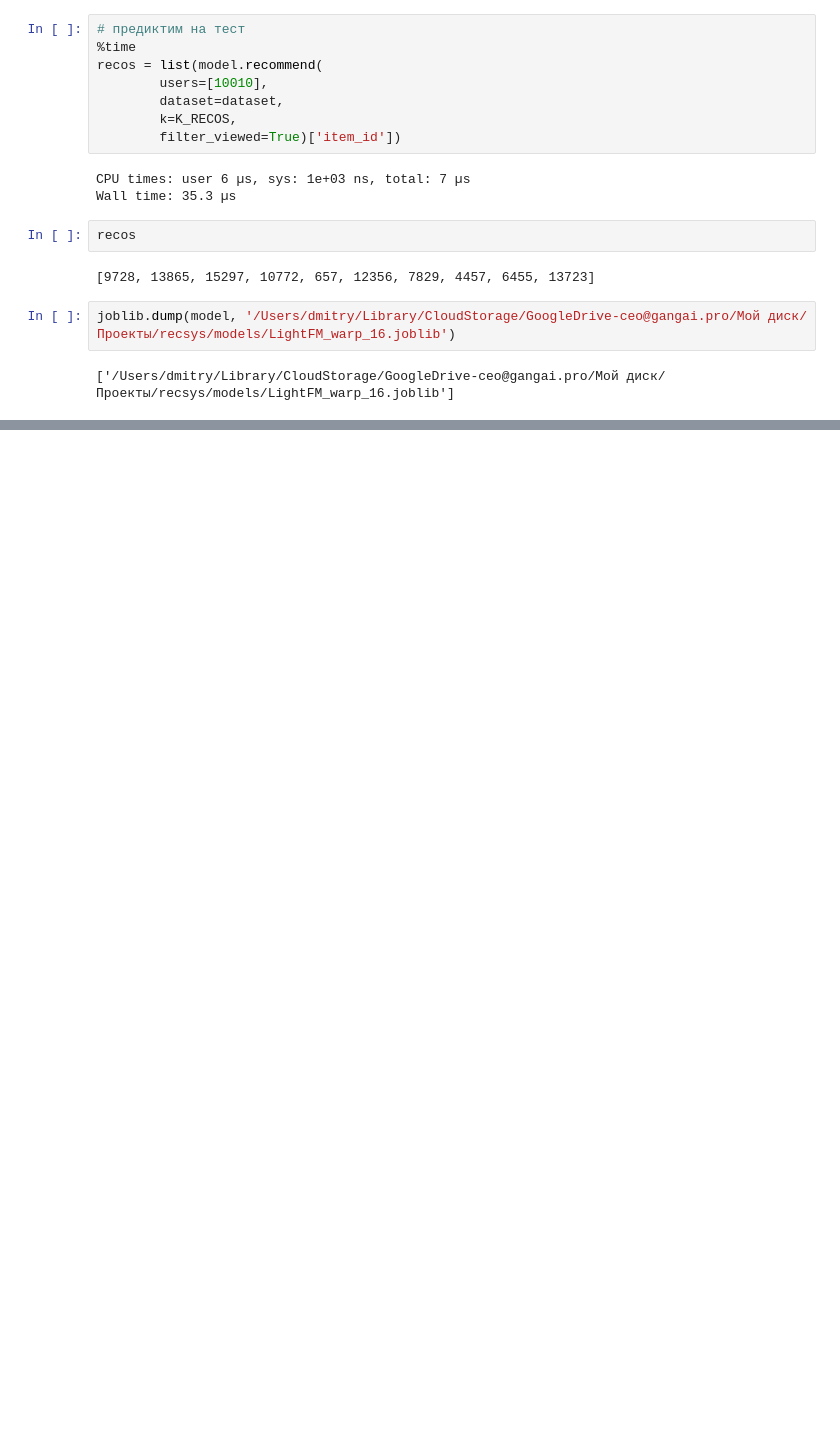
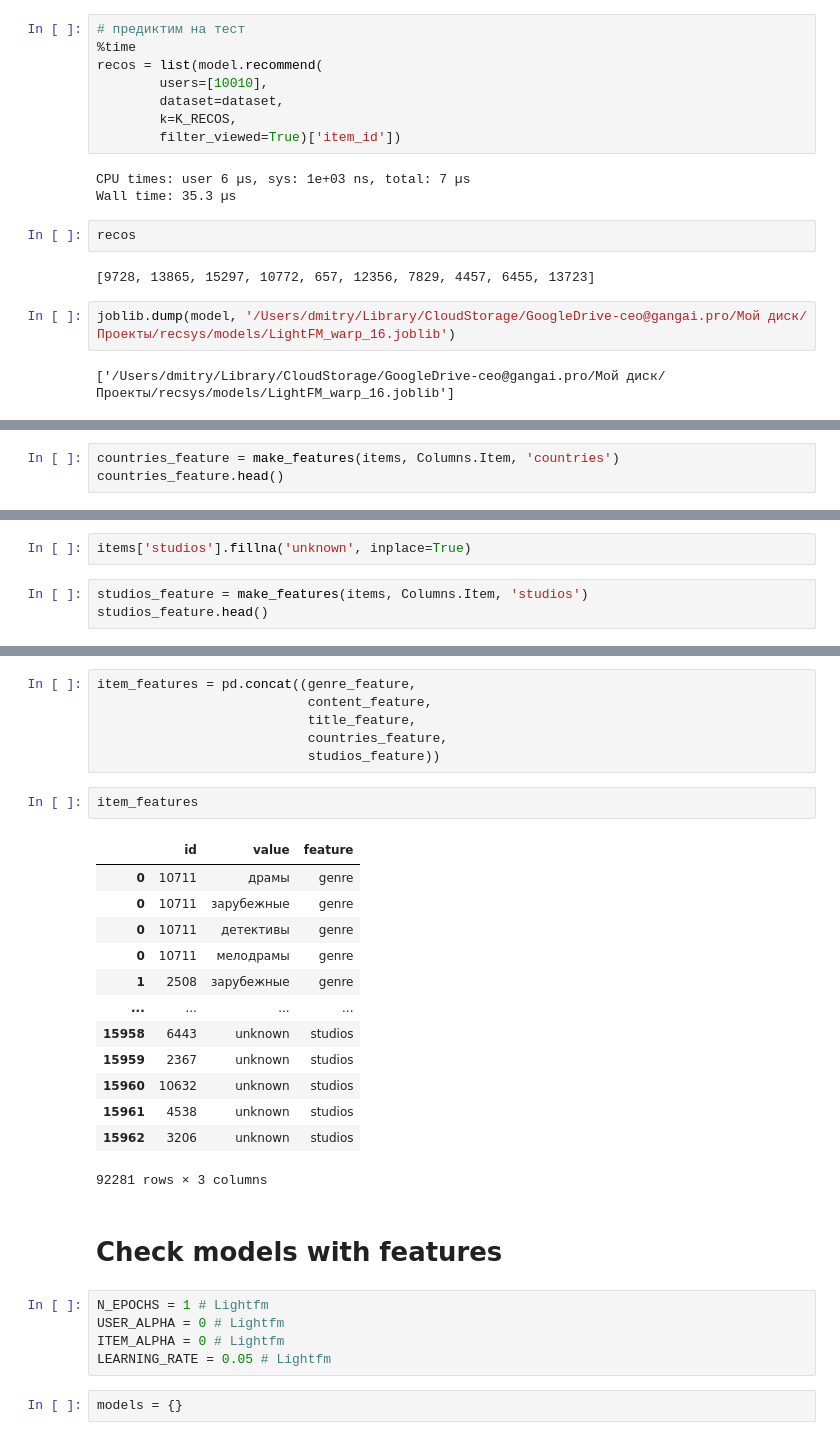
Before and after one commit to feldlime/recsys, a Jupyter notebook: notebooks/HW4/HW4.ipynb, the cells around one changed output, grey strips where cells are left out. Drawn from its saved outputs; the diff is of its cells as text; blank space fills up the shorter version.

```diff
--- a/notebooks/HW4/HW4.ipynb
+++ b/notebooks/HW4/HW4.ipynb
@@ -282,0 +389,3 @@ joblib.dump(model, '/Users/dmitry/Library/CloudStorage/GoogleDrive-ceo@gangai.pr
+# %%
+countries_feature = make_features(items, Columns.Item, 'countries')
+countries_feature.head()
@@ -282,0 +401,5 @@ joblib.dump(model, '/Users/dmitry/Library/CloudStorage/GoogleDrive-ceo@gangai.pr
+# %%
+items['studios'].fillna('unknown', inplace=True)
+# %%
+studios_feature = make_features(items, Columns.Item, 'studios')
+studios_feature.head()
@@ -282,0 +413,31 @@ joblib.dump(model, '/Users/dmitry/Library/CloudStorage/GoogleDrive-ceo@gangai.pr
+# %%
+item_features = pd.concat((genre_feature,
+                           content_feature,
+                           title_feature,
+                           countries_feature,
+                           studios_feature))
+# %%
+item_features
+# %% [output]
+|  | id | value | feature |
+| 0 | 10711 | драмы | genre |
+| 0 | 10711 | зарубежные | genre |
+| 0 | 10711 | детективы | genre |
+| 0 | 10711 | мелодрамы | genre |
+| 1 | 2508 | зарубежные | genre |
+| ... | ... | ... | ... |
+| 15958 | 6443 | unknown | studios |
+| 15959 | 2367 | unknown | studios |
+| 15960 | 10632 | unknown | studios |
+| 15961 | 4538 | unknown | studios |
+| 15962 | 3206 | unknown | studios |
+92281 rows × 3 columns
+# %% [markdown]
+# Check models with features
+# %%
+N_EPOCHS = 1 # Lightfm
+USER_ALPHA = 0 # Lightfm
+ITEM_ALPHA = 0 # Lightfm
+LEARNING_RATE = 0.05 # Lightfm
+# %%
+models = {}
```
Also changed, not shown: parts of 34 cells of this notebook.
